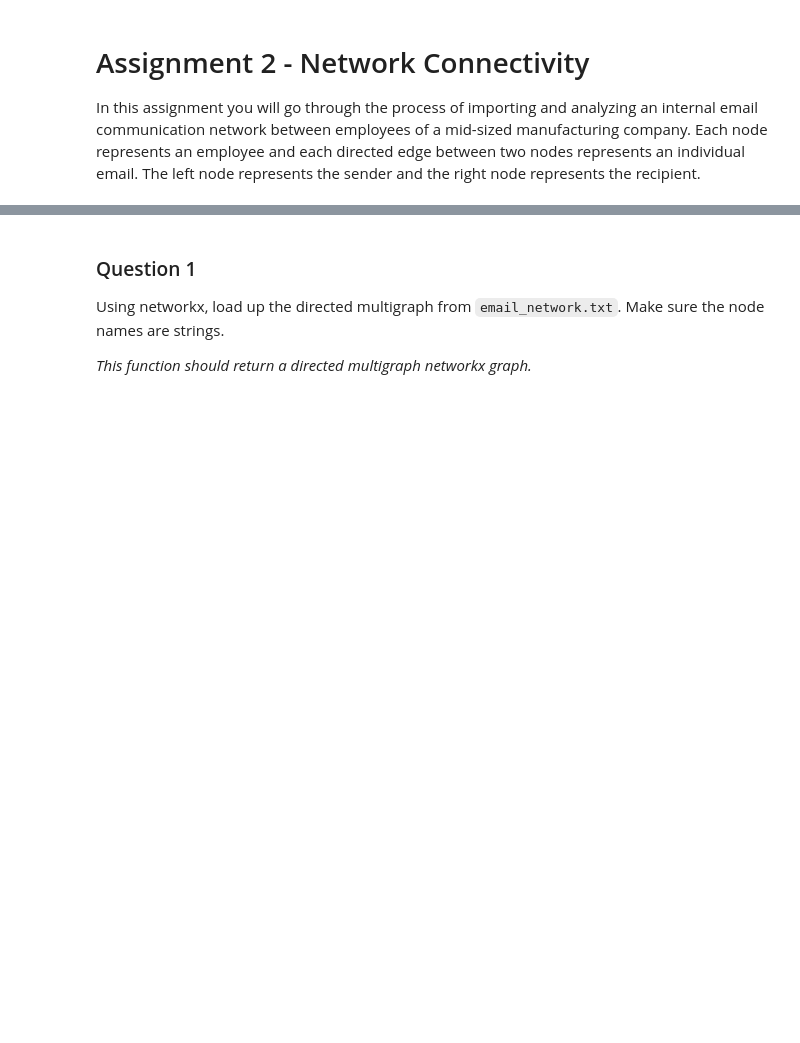
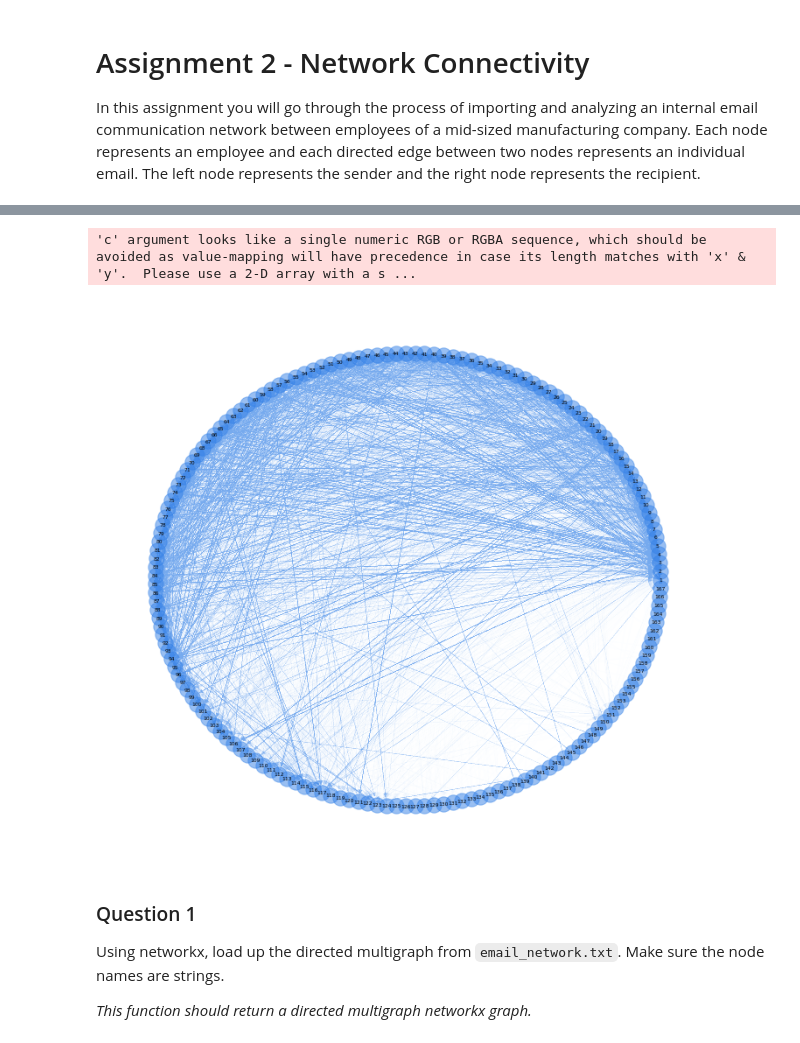
Before and after one commit to aitabuzaid/network-analysis, a Jupyter notebook: Assignment+2.ipynb, the cells around one changed output, grey strips where cells are left out. Cells and saved outputs as stored; diff of their text form; code cells hidden in the pictures; blank space fills up the shorter version.

```diff
--- a/Assignment+2.ipynb
+++ b/Assignment+2.ipynb
@@ -22,3 +41,14 @@ G = nx.read_edgelist('email_network.txt', comments = "#",
+# %%
+plt.figure(figsize=(10,9))
+#nx.draw_networkx(G, pos = nx.circular_layout(G), alpha = 0.01, edge_color = '.4')
+nx.draw_networkx(G, pos = nx.circular_layout(G),  node_color = (.2,.5,.9,.5),
+                 edge_color = (.2,.5,.9,.01), font_size = 6)
+
+plt.axis('off')
+plt.tight_layout();
+# %% [output]
+'c' argument looks like a single numeric RGB or RGBA sequence, which should be avoided as value-mapping will have precedence in case its length matches with 'x' & 'y'.  Please use a 2-D array with a s ...
+[figure, added]
 # %% [markdown]
 ### Question 1
 
```
Also changed, not shown: parts of 6 cells of this notebook.
